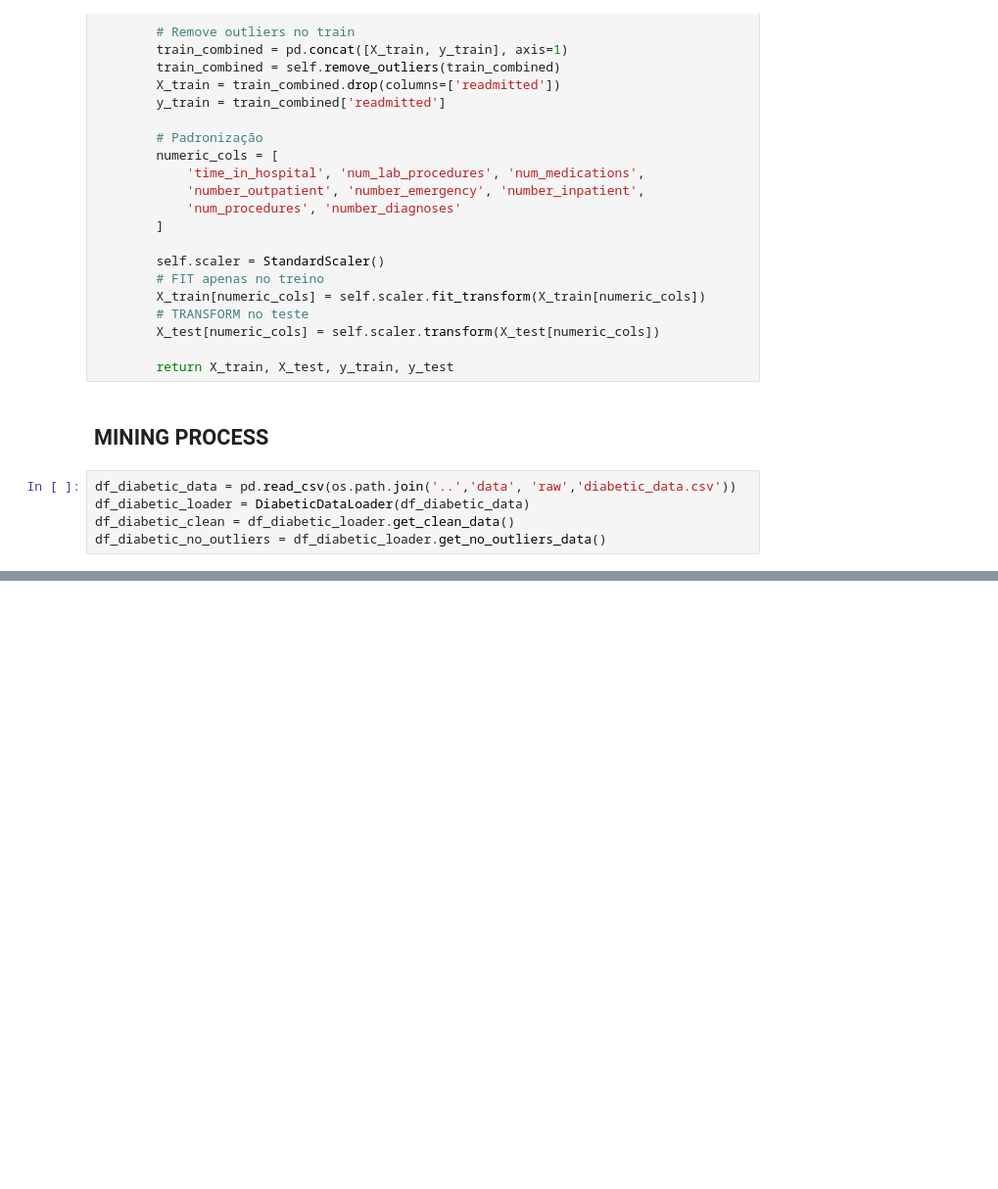
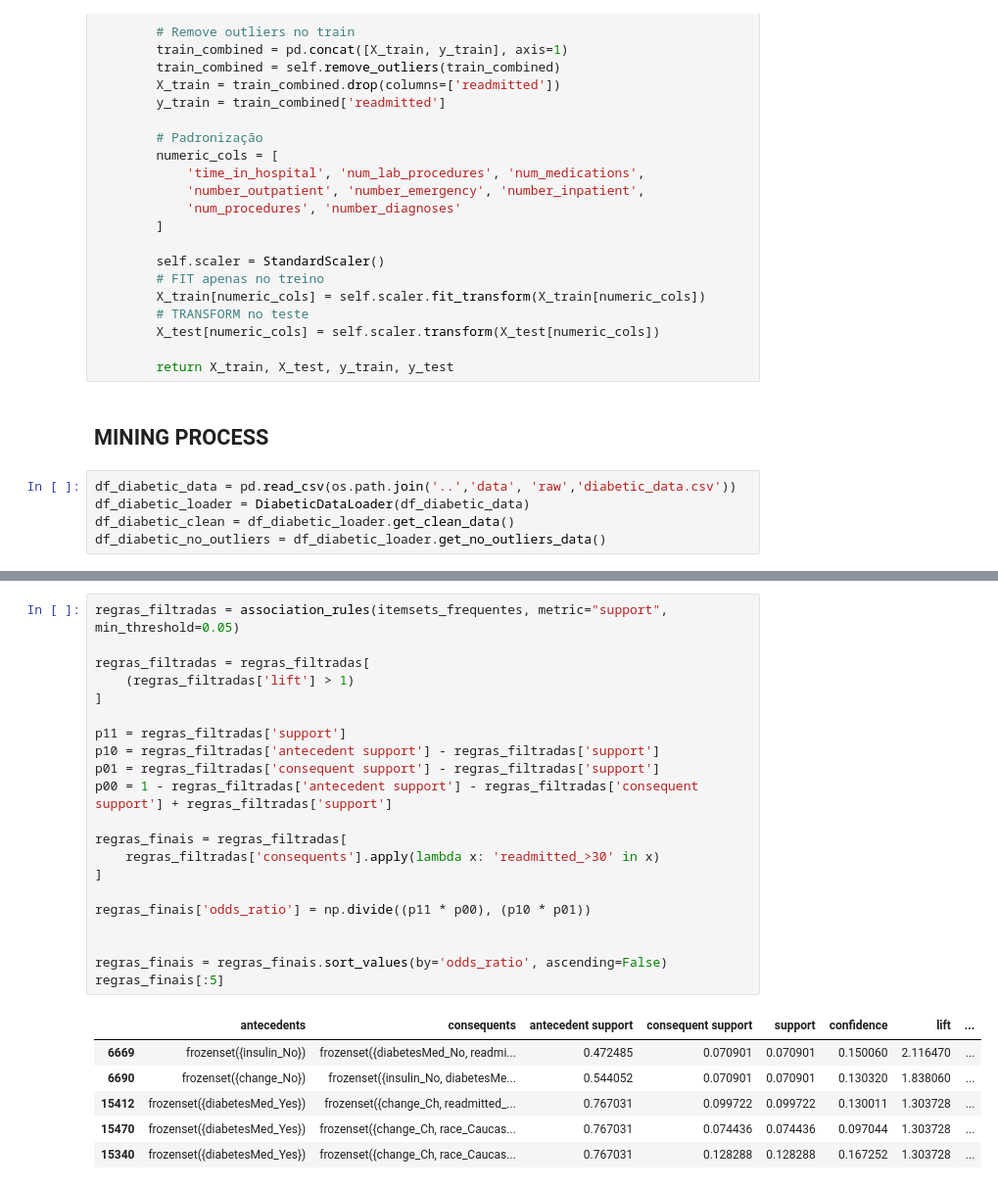
Before and after one commit to guimaguima/tp01, a Jupyter notebook: notebooks/PATTERNS.ipynb, the cells around one changed output, grey strips where cells are left out. Shown at 98% size. Drawn from its saved outputs; the diff is of its cells as text; blank space fills up the shorter version.

```diff
--- a/notebooks/PATTERNS.ipynb
+++ b/notebooks/PATTERNS.ipynb
@@ -189,0 +234,28 @@ transactions[6]
+# %%
+regras_filtradas = association_rules(itemsets_frequentes, metric="support", min_threshold=0.05)
+
+regras_filtradas = regras_filtradas[
+    (regras_filtradas['lift'] > 1)
+]
+
+p11 = regras_filtradas['support']
+p10 = regras_filtradas['antecedent support'] - regras_filtradas['support']
+p01 = regras_filtradas['consequent support'] - regras_filtradas['support']
+p00 = 1 - regras_filtradas['antecedent support'] - regras_filtradas['consequent support'] + regras_filtradas['support']
+
+regras_finais = regras_filtradas[
+    regras_filtradas['consequents'].apply(lambda x: 'readmitted_>30' in x)
+]
+
+regras_finais['odds_ratio'] = np.divide((p11 * p00), (p10 * p01))
+
+
+regras_finais = regras_finais.sort_values(by='odds_ratio', ascending=False)
+regras_finais[:5]
+# %% [output]
+|  | antecedents | consequents | antecedent support | consequent support | support | confidence | lift | ... |
+| 6669 | frozenset({insulin_No}) | frozenset({diabetesMed_No, readmi... | 0.472485 | 0.070901 | 0.070901 | 0.150060 | 2.116470 | ... |
+| 6690 | frozenset({change_No}) | frozenset({insulin_No, diabetesMe... | 0.544052 | 0.070901 | 0.070901 | 0.130320 | 1.838060 | ... |
+| 15412 | frozenset({diabetesMed_Yes}) | frozenset({change_Ch, readmitted_... | 0.767031 | 0.099722 | 0.099722 | 0.130011 | 1.303728 | ... |
+| 15470 | frozenset({diabetesMed_Yes}) | frozenset({change_Ch, race_Caucas... | 0.767031 | 0.074436 | 0.074436 | 0.097044 | 1.303728 | ... |
+| 15340 | frozenset({diabetesMed_Yes}) | frozenset({change_Ch, race_Caucas... | 0.767031 | 0.128288 | 0.128288 | 0.167252 | 1.303728 | ... |
```
Also changed, not shown: parts of 9 cells of this notebook, 1 other file.
